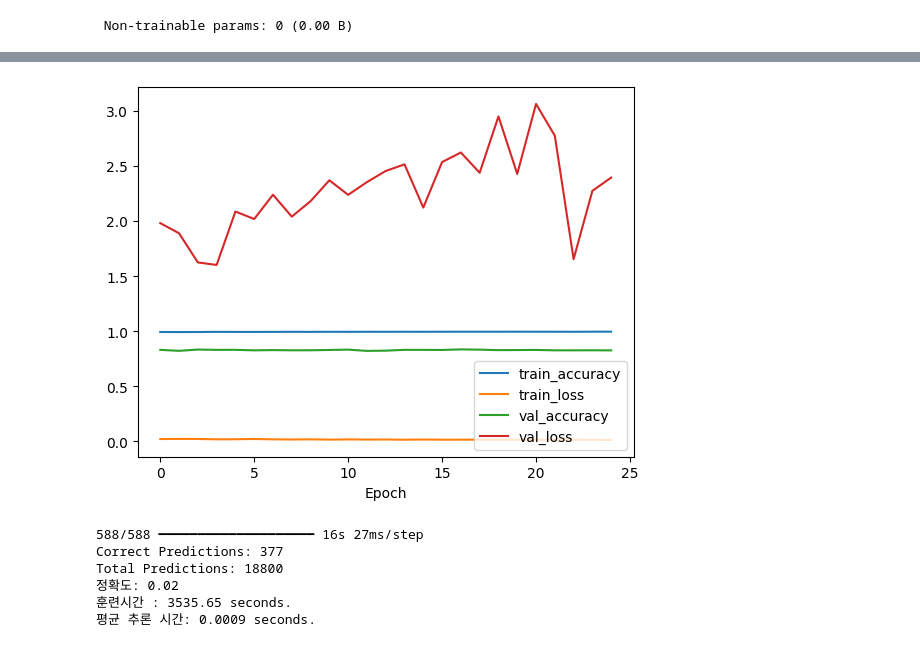
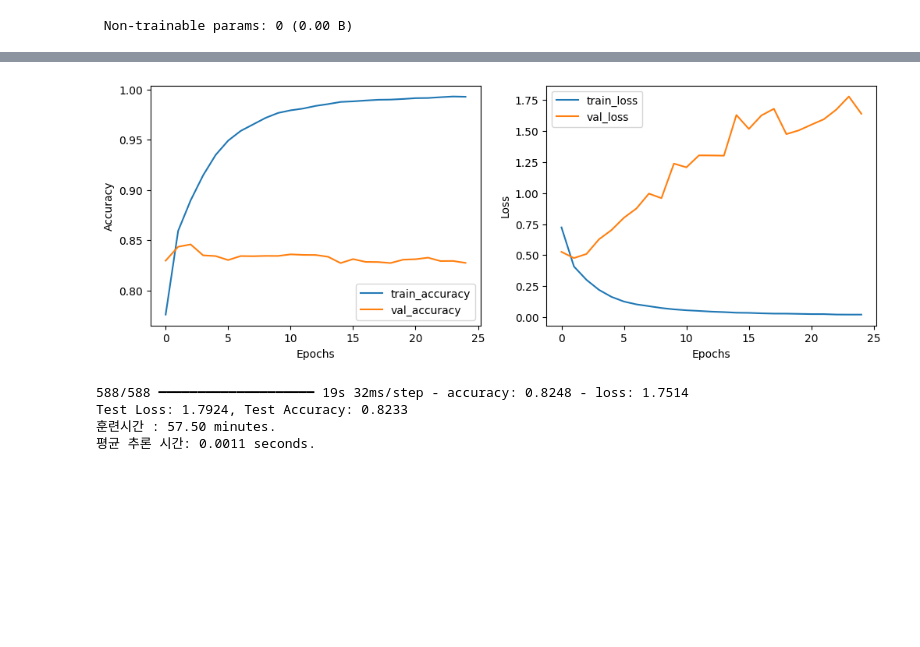
Before and after one commit to england98/2024-ANN-Project-10-, a Jupyter notebook: MobileNetV3.ipynb, the cells around one changed output, grey strips where cells are left out. Cells and saved outputs as stored; diff of their text form; code cells hidden in the pictures; blank space fills up the shorter version.

```diff
--- a/MobileNetV3.ipynb
+++ b/MobileNetV3.ipynb
@@ -134,7 +134,7 @@ Model: "functional_1"
 # %%
 # Hyperparameters
 BATCH_SIZE = 32
-EPOCHS = 25
+EPOCHS = 20
 LEARNING_RATE = 0.001
 
 # 모델 컴파일
@@ -142,9 +142,10 @@ model.compile(optimizer=Adam(learning_rate=LEARNING_RATE), loss='sparse_categori
 
 # 모델 학습
 
-start_time = time.time()
+start_time = time.time()  # 학습 시작 시간
+
 history = model.fit(train_dataset, batch_size=BATCH_SIZE, epochs=EPOCHS, validation_data=valid_dataset)
 
-training_time = time.time() - start_time
+training_time = time.time() - start_time  # 학습 시간 계산
 # %% [output]
 Epoch 1/25
@@ -167,41 +168,37 @@ Epoch 25/25
 # %%
 # 학습 결과 시각화
+plt.figure(figsize=(12, 4))
+plt.subplot(1, 2, 1)
 plt.plot(history.history['accuracy'], label='train_accuracy')
-plt.plot(history.history['loss'], label = 'train_loss')
-plt.plot(history.history['val_accuracy'], label = 'val_accuracy')
-plt.plot(history.history['val_loss'], label = 'val_loss')
-plt.xlabel('Epoch')
-plt.legend(loc='lower right')
+plt.plot(history.history['val_accuracy'], label='val_accuracy')
+plt.xlabel('Epochs')
+plt.ylabel('Accuracy')
+plt.legend()
+
+plt.subplot(1, 2, 2)
+plt.plot(history.history['loss'], label='train_loss')
+plt.plot(history.history['val_loss'], label='val_loss')
+plt.xlabel('Epochs')
+plt.ylabel('Loss')
+plt.legend()
+
 plt.show()
 # %% [output]
-[figure, old version]
+[figure, new version]
 # %%
-# 테스트 데이터 예측 및 예측 시간(inference time) 측정
+# 모델 평가
 
 start_time = time.time()  # 추론 시작 시간
-predictions = model.predict(test_dataset)
+test_loss, test_accuracy = model.evaluate(test_dataset)
 end_time = time.time()  # 추론 종료 시간
 total_inference_time = end_time - start_time
 average_inference_time = total_inference_time / len(X_test)
 
-# 테스트 데이터에 대한 예측 결과 처리
-predicted_classes = np.argmax(predictions, axis=1)
-actual_classes = np.argmax(y_test, axis=0)
-
-# 정확도 계산
-correct_predictions = np.sum(predicted_classes == actual_classes)
-accuracy = correct_predictions / len(predicted_classes)
-
-# 결과 출력
-print(f"Correct Predictions: {correct_predictions}")
-print(f"Total Predictions: {len(predicted_classes)}")
-print(f"정확도: {accuracy:.2f}")
-print(f"훈련시간 : {training_time:.2f} seconds.")
+print(f"Test Loss: {test_loss:.4f}, Test Accuracy: {test_accuracy:.4f}")
+print(f"훈련시간 : {training_time/60:.2f} minutes.")
 print(f"평균 추론 시간: {average_inference_time:.4f} seconds.")
 # %% [output]
-588/588 ━━━━━━━━━━━━━━━━━━━━ 16s 27ms/step
-Correct Predictions: 377
-Total Predictions: 18800
-정확도: 0.02
-훈련시간 : 3535.65 seconds.
-평균 추론 시간: 0.0009 seconds.
+588/588 ━━━━━━━━━━━━━━━━━━━━ 19s 32ms/step - accuracy: 0.8248 - loss: 1.7514
+Test Loss: 1.7924, Test Accuracy: 0.8233
+훈련시간 : 57.50 minutes.
+평균 추론 시간: 0.0011 seconds.
```
Also changed, not shown: parts of 3 cells of this notebook.
